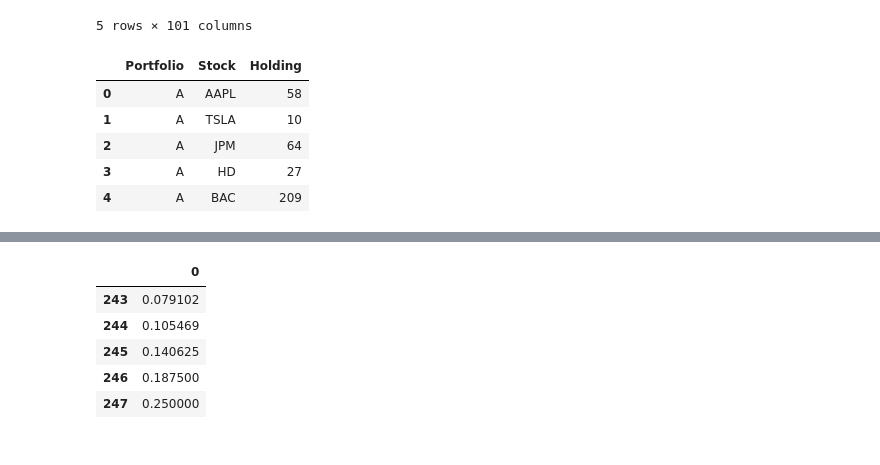
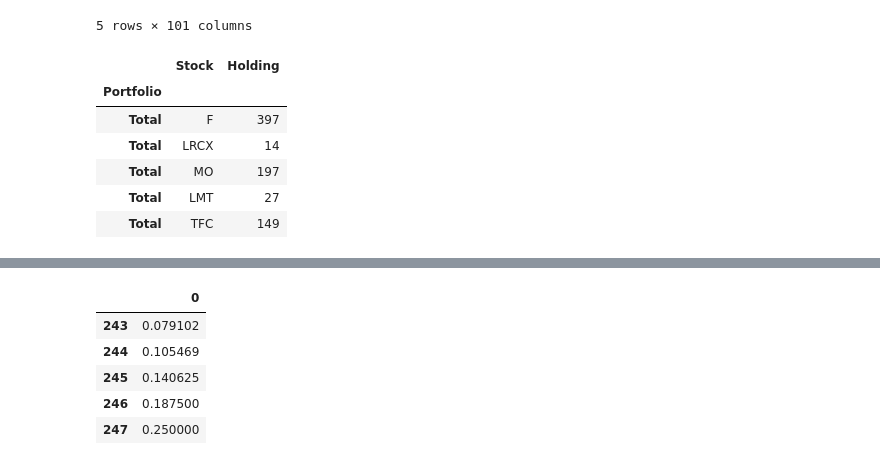
Before and after one commit to MEstrada21/FinTech-545-Spring2023, a Jupyter notebook: Week04/Project/HomeworkWeek4.ipynb, the cells around one changed output, grey strips where cells are left out. Saved outputs shown, nothing was run; the diff lists cells and outputs as text; code cells hidden in the pictures.

```diff
--- a/Week04/Project/HomeworkWeek4.ipynb
+++ b/Week04/Project/HomeworkWeek4.ipynb
@@ -527,6 +544,38 @@ DailyPrices.head()
 | 3 | 2022-02-17 | 430.082642 | 167.863144 | 288.626679 | 154.652496 | 292.116669 | 132.539002 | 132.308502 | 207.710007 | 244.841064 | ... | ... |
 | 4 | 2022-02-18 | 427.297852 | 166.292648 | 285.846893 | 152.601502 | 285.660004 | 130.403000 | 130.467499 | 206.160004 | 236.199127 | ... | ... |
 5 rows × 101 columns
+# %%
+import pandas as pd
+
+# Read portfolio.csv into a DataFrame
+portfolio = pd.read_csv('portfolio.csv')
+
+# Extract the A, B, and C portfolios into separate DataFrames
+portfolio_A = pd.DataFrame(portfolio[portfolio['Portfolio'] == 'A'])
+portfolio_B = pd.DataFrame(portfolio[portfolio['Portfolio'] == 'B'])
+portfolio_C = pd.DataFrame(portfolio[portfolio['Portfolio'] == 'C'])
+
+# Create a new DataFrame for the Total portfolio
+portfolio_Total = pd.concat([portfolio_A, portfolio_B, portfolio_C], ignore_index=True)
+portfolio_Total['Portfolio'] = 'Total'
+
+# Append the Total portfolio to the original DataFrame
+portfolio = pd.concat([portfolio, portfolio_Total], ignore_index=True)
+
+portfolio = portfolio.set_index("Portfolio")
+
+# Write the modified DataFrame back to portfolio.csv
+# portfolio.to_csv('portfolio.csv', index=False)
+
+portfolio.tail()
+# %% [output]
+|  | Stock | Holding |
+| Portfolio |  |  |
+| Total | F | 397 |
+| Total | LRCX | 14 |
+| Total | MO | 197 |
+| Total | LMT | 27 |
+| Total | TFC | 149 |
 # %%
 #index by Portfolio
 # if portfolio.empty:
@@ -538,17 +587,10 @@ DailyPrices.head()
 portfolio_A = pd.DataFrame(portfolio[portfolio.index == 'A'])
 portfolio_B = pd.DataFrame(portfolio[portfolio.index == 'B'])
 portfolio_C = pd.DataFrame(portfolio[portfolio.index == 'C'])
-portfolio_Total = portfolio
+portfolio_Total = pd.DataFrame(portfolio[portfolio.index == 'Total'])
 
 #reset index for portfolio_A
-portfolio_A = portfolio_A.reset_index()
-portfolio_A.head()
-
+# portfolio_A = portfolio_A.reset_index()
+# portfolio_A.head()
+# portfolio_B.head()
 #set index by Portfolio
-# %% [output]
-|  | Portfolio | Stock | Holding |
-| 0 | A | AAPL | 58 |
-| 1 | A | TSLA | 10 |
-| 2 | A | JPM | 64 |
-| 3 | A | HD | 27 |
-| 4 | A | BAC | 209 |
```
Also changed, not shown: parts of 15 cells of this notebook, 1 other file.
